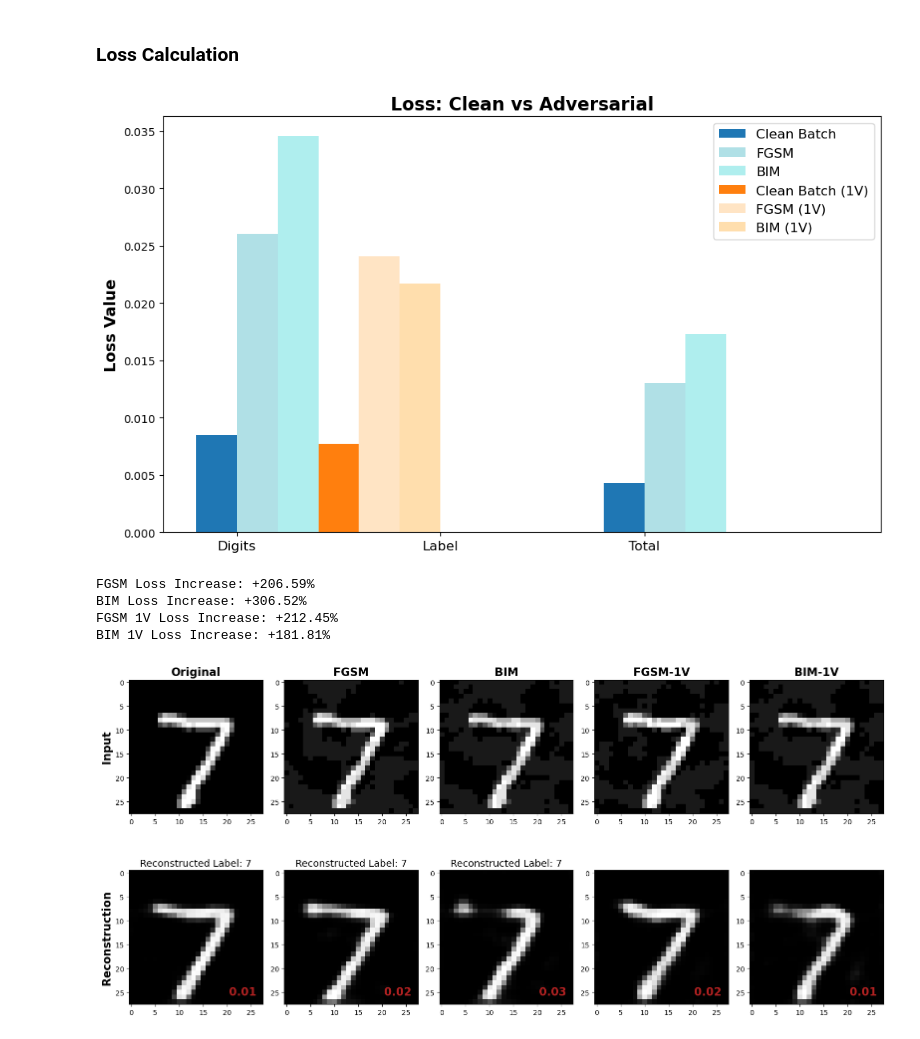
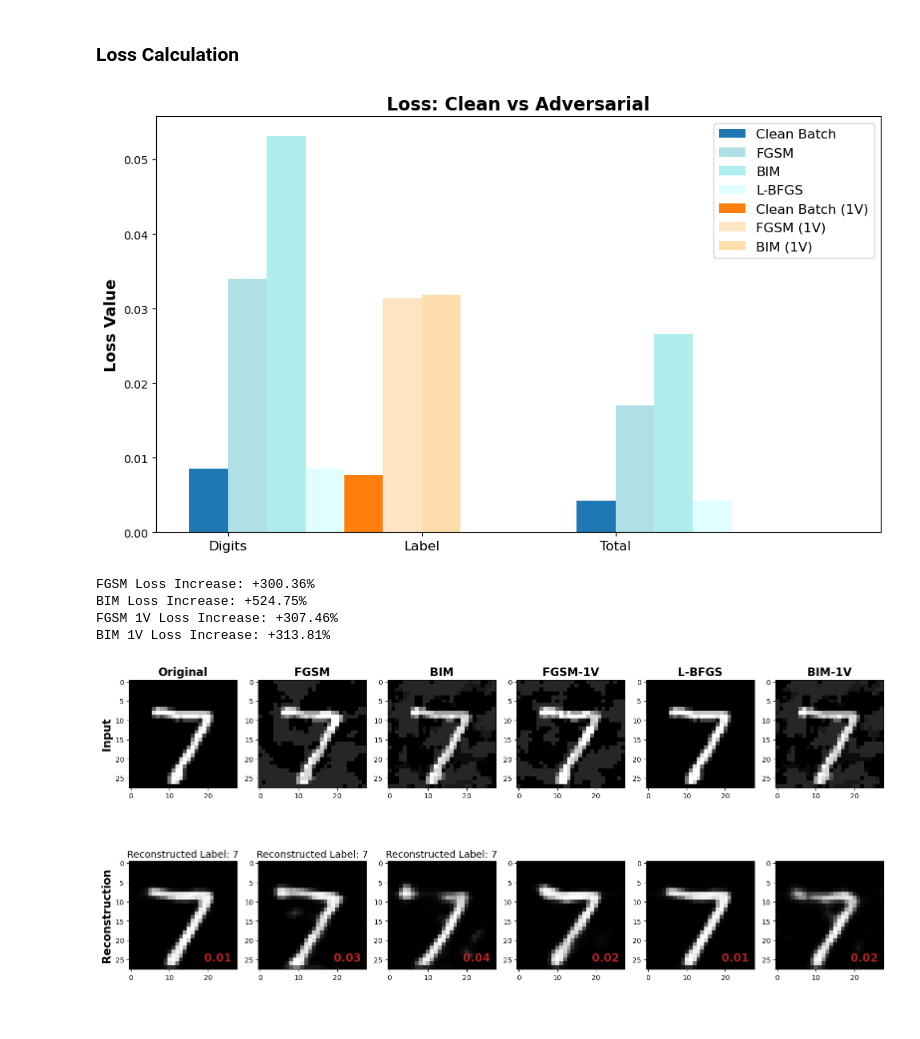
Before and after one commit to ClarysseArthur/VUB-MT-Development, a Jupyter notebook: Models/GenRKM-MNIST/Attack.ipynb, the cells around one changed output. Drawn from its saved outputs; the diff is of its cells as text; code cells hidden in the pictures.

Commit message:
Cleaned up and fixed MNISt and CelebA-HQ notebooks

```diff
--- a/Models/GenRKM-MNIST/Attack.ipynb
+++ b/Models/GenRKM-MNIST/Attack.ipynb
@@ -133,11 +133,12 @@ out_data_y_test = y_tilde.detach().cpu().numpy()
 # %% [markdown]
 ### Attacked Reconstruction
 # %%
-epsilon = 0.1
+epsilon = 0.15
 
 #! Define adversarial batches                                                   ---
 fgsm_batch, _ = FGSM_2V.create_adversarial_batch(datax, datay, epsilon=epsilon)
 bim_batch, _ = FGSM_2V.create_adversarial_batch_bim(datax, datay, epsilon=epsilon, alpha=0.1, num_iterations=10)
+lbfgs_batch, _ = FGSM_2V.create_adversarial_batch_lbfgs(datax, datay, epsilon=epsilon, num_steps=50)
 
 fgsm_1v_batch, _ = FGSM_1V.create_adversarial_batch(datax, epsilon=epsilon)
 fgsm_2v_batch, _ = FGSM_2V.create_adversarial_batch(datax, datay, epsilon=epsilon)
@@ -146,6 +147,7 @@ fgsm_2v_batch, _ = FGSM_2V.create_adversarial_batch(datax, datay, epsilon=epsilo
 with torch.no_grad():
     fgsm_x_tilde, fgsm_y_tilde = FGSM_2V.run_model_batch(fgsm_batch, datay)     # Digit + label reconstruction for FGSM attack
     bim_x_tilde, bim_y_tilde = FGSM_2V.run_model_batch(bim_batch, datay)        #                                  BIM  attack
+    lbfgs_x_tilde, lbfgs_y_tilde = FGSM_2V.run_model_batch(lbfgs_batch, datay)  #                                  L-BFGS attack
 
     fgsm_1V_x_tilde = FGSM_1V.run_model_batch_1V(fgsm_1v_batch)                 # Digit reconstruction for FGSM attack on 1V model
     bim_1V_x_tilde = FGSM_1V.run_model_batch_1V(bim_batch)                      #                          BIM  attack
@@ -161,6 +163,10 @@ fgsm_out_y = fgsm_y_tilde[:10].detach().cpu().numpy()
 bim_out = bim_x_tilde[:10].detach().cpu().numpy()                               # BIM X
 bim_out_y = bim_y_tilde[:10].detach().cpu().numpy()                             #     y
 
+lbfgs_out_X = lbfgs_x_tilde[:10].detach().cpu().numpy()                         # L-BFGS X
+lbfgs_out_y = lbfgs_y_tilde[:10].detach().cpu().numpy()                         #        y
+
+
 fgsm_1v_out = fgsm_1V_x_tilde[:10].detach().cpu().numpy()                       # FGSM-1V X
 bim_1v_out = bim_1V_x_tilde[:10].detach().cpu().numpy()                         # BIM-1V X
 # %% [markdown]
@@ -205,6 +219,7 @@ categories = ['Digits', 'Label', 'Total']
 clean_losses = [clean_digit_loss.item(), clean_label_loss.item(), clean_total_loss]
 fgsm_losses   = [fgsm_adv_digit_loss.item(),   fgsm_adv_label_loss.item(),   fgsm_total_loss]
 bim_losses    = [bim_adv_digit_loss.item(),    bim_adv_label_loss.item(),    bim_total_loss]
+lbfgs_losses   = [lbfgs_adv_digit_loss.item(),   lbfgs_adv_label_loss.item(),   lbfgs_total_loss]
 
 fgsm_1v_clean_losses = [clean_digit_loss_1V.item(), 0, 0]
 fgsm_1v_losses = [fgsm_1V_loss.item(), 0, 0]
@@ -219,9 +234,10 @@ plt.figure(figsize=(10, 6))
 plt.bar([i - width/2 for i in x], clean_losses, width=width, label='Clean Batch', color='tab:blue')
 plt.bar([i + width/2 for i in x], fgsm_losses,   width=width, label='FGSM', color='powderblue')
 plt.bar([i + 1.5*width for i in x], bim_losses,   width=width, label='BIM', color='paleturquoise')
-plt.bar([i + 2.5*width for i in x], fgsm_1v_clean_losses, width=width, label='Clean Batch (1V)', color='tab:orange')
-plt.bar([i + 3.5*width for i in x], fgsm_1v_losses, width=width, label='FGSM (1V)', color='bisque')
-plt.bar([i + 4.5*width for i in x], bim_1v_losses, width=width, label='BIM (1V)', color='navajowhite')
+plt.bar([i + 2.5*width for i in x], lbfgs_losses, width=width, label='L-BFGS', color='lightcyan')
+plt.bar([i + 3.5*width for i in x], fgsm_1v_clean_losses, width=width, label='Clean Batch (1V)', color='tab:orange')
+plt.bar([i + 4.5*width for i in x], fgsm_1v_losses, width=width, label='FGSM (1V)', color='bisque')
+plt.bar([i + 5.5*width for i in x], bim_1v_losses, width=width, label='BIM (1V)', color='navajowhite')
 
 
 plt.xticks(x, categories, fontsize=12)
@@ -236,16 +252,16 @@ print(f'BIM Loss Increase: +{((bim_total_loss - clean_total_loss) / clean_total_
 print(f'FGSM 1V Loss Increase: +{((fgsm_1V_loss.item() - clean_digit_loss_1V.item()) / clean_digit_loss_1V.item()) * 100:.2f}%')
 print(f'BIM 1V Loss Increase: +{((bim_1V_loss.item() - clean_digit_loss_1V.item()) / clean_digit_loss_1V.item()) * 100:.2f}%')
 # %% [output]
-[figure, old version]
+[figure, new version]
-FGSM Loss Increase: +206.59%
-BIM Loss Increase: +306.52%
-FGSM 1V Loss Increase: +212.45%
-BIM 1V Loss Increase: +181.81%
+FGSM Loss Increase: +300.36%
+BIM Loss Increase: +524.75%
+FGSM 1V Loss Increase: +307.46%
+BIM 1V Loss Increase: +313.81%
 # %%
 def mse(x, y):
     return round(np.mean((x - y) ** 2), 2)
 # %%
-fig, axes = plt.subplots(2, 5, figsize=(16, 8))
+fig, axes = plt.subplots(2, 6, figsize=(16, 8))
 
 # Add y labels for the rows
 axes[0, 0].set_ylabel('Input', fontsize=16, weight='bold')
@@ -256,35 +272,41 @@ axes[0, 0].imshow(in_data_x_test[0].reshape(28, 28), cmap='gray')
 
 axes[0, 1].set_title('FGSM', fontsize=16, weight='bold')
 axes[0, 1].imshow(fgsm_batch[0].reshape(28, 28), cmap='gray')
 
 axes[0, 2].set_title('BIM', fontsize=16, weight='bold')
 axes[0, 2].imshow(bim_batch[0].reshape(28, 28), cmap='gray')
 
 axes[0, 3].set_title('FGSM-1V', fontsize=16, weight='bold')
 axes[0, 3].imshow(fgsm_1v_batch[0].reshape(28, 28), cmap='gray')
 
-axes[0, 4].set_title('BIM-1V', fontsize=16, weight='bold')
-axes[0, 4].imshow(bim_batch[0].reshape(28, 28), cmap='gray')
+axes[0, 4].set_title('L-BFGS', fontsize=16, weight='bold')
+axes[0, 4].imshow(lbfgs_batch[0].reshape(28, 28), cmap='gray')
+
+axes[0, 5].set_title('BIM-1V', fontsize=16, weight='bold')
+axes[0, 5].imshow(bim_batch[0].reshape(28, 28), cmap='gray')
 
 axes[1, 0].set_title(f'Reconstructed Label: {out_data_y_test[0].argmax()}', fontsize=14)
 axes[1, 0].imshow(out_data_x_test[0].reshape(28, 28), cmap='gray')
 axes[1, 0].text(0.95, 0.05, f'{mse(out_data_x_test[0], in_data_x_test[0])}', color='firebrick', fontsize=16, weight='bold', ha='right', va='bottom', transform=axes[1, 0].transAxes)
 
 axes[1, 1].set_title(f'Reconstructed Label: {fgsm_out_y[0].argmax()}', fontsize=14)
 axes[1, 1].imshow(fgsm_out_X[0].reshape(28, 28), cmap='gray')
 axes[1, 1].text(0.95, 0.05, f'{mse(fgsm_out_X[0], in_data_x_test[0])}', color='firebrick', fontsize=16, weight='bold', ha='right', va='bottom', transform=axes[1, 1].transAxes)
 
 axes[1, 2].set_title(f'Reconstructed Label: {bim_out_y[0].argmax()}', fontsize=14)
 axes[1, 2].imshow(bim_out[0].reshape(28, 28), cmap='gray')
 axes[1, 2].text(0.95, 0.05, f'{mse(bim_out[0], in_data_x_test[0])}', color='firebrick', fontsize=16, weight='bold', ha='right', va='bottom', transform=axes[1, 2].transAxes)
 
 axes[1, 3].imshow(fgsm_1v_out[0].reshape(28, 28), cmap='gray')
 axes[1, 3].text(0.95, 0.05, f'{mse(fgsm_1v_out[0], in_data_x_test[0])}', color='firebrick', fontsize=16, weight='bold', ha='right', va='bottom', transform=axes[1, 3].transAxes)
 
-axes[1, 4].imshow(bim_1v_out[0].reshape(28, 28), cmap='gray')
-axes[1, 4].text(0.95, 0.05, f'{mse(bim_1v_out[0], in_data_x_test[0])}', color='firebrick', fontsize=16, weight='bold', ha='right', va='bottom', transform=axes[1, 4].transAxes)
+axes[1, 4].imshow(lbfgs_out_X[0].reshape(28, 28), cmap='gray')
+axes[1, 4].text(0.95, 0.05, f'{mse(lbfgs_out_X[0], in_data_x_test[0])}', color='firebrick', fontsize=16, weight='bold', ha='right', va='bottom', transform=axes[1, 4].transAxes)
+
+axes[1, 5].imshow(bim_1v_out[0].reshape(28, 28), cmap='gray')
+axes[1, 5].text(0.95, 0.05, f'{mse(bim_1v_out[0], in_data_x_test[0])}', color='firebrick', fontsize=16, weight='bold', ha='right', va='bottom', transform=axes[1, 5].transAxes)
 
 plt.tight_layout()
 plt.show()
 # %% [output]
-[figure, old version]
+[figure, new version]
```
Also changed, not shown: parts of 1 cell of this notebook, 15 other files.
